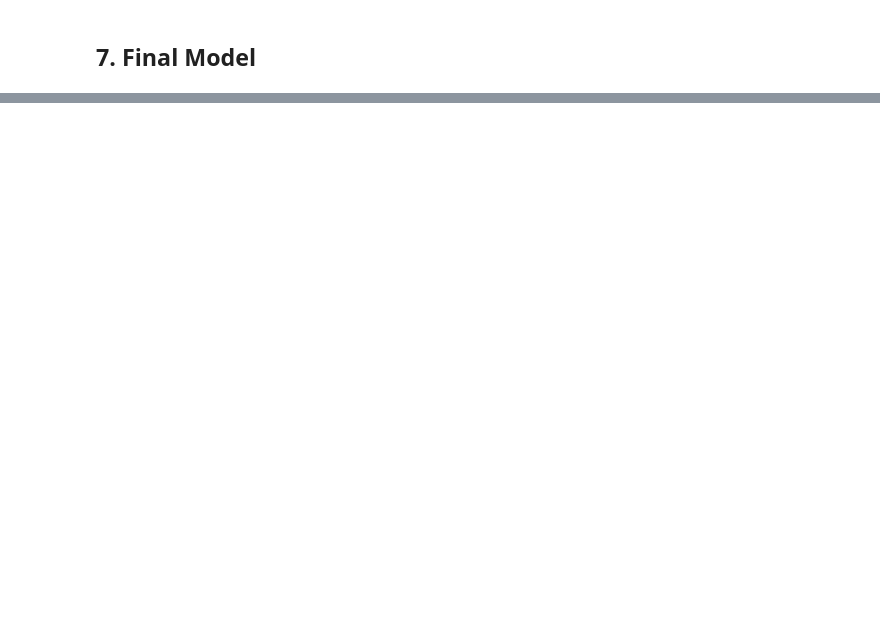
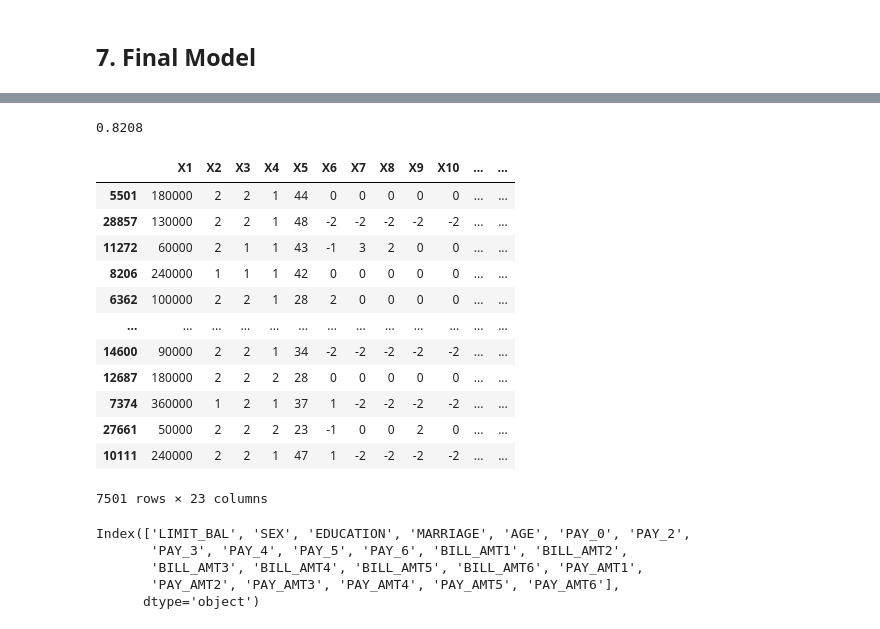
Before and after one commit to JakeAsh22/nyc-dc-ds-020121, a Jupyter notebook: Phase_3/bake_off/classification-bakeoff-template.ipynb, the cells around one changed output, grey strips where cells are left out. Cells and saved outputs as stored; diff of their text form; code cells hidden in the pictures; blank space fills up the shorter version.

```diff
--- a/Phase_3/bake_off/classification-bakeoff-template.ipynb
+++ b/Phase_3/bake_off/classification-bakeoff-template.ipynb
@@ -194,0 +731,22 @@ KNN, Logistic Regression, Decision Tree
+# %%
+best_model.score(X_test,y_test)
+# %% [output]
+0.8208
+# %%
+holdout = pd.read_csv('holdout_data.csv' , index_col=0)
+# %%
+holdout
+# %% [output]
+|  | X1 | X2 | X3 | X4 | X5 | X6 | X7 | X8 | X9 | X10 | ... | ... |
+| 5501 | 180000 | 2 | 2 | 1 | 44 | 0 | 0 | 0 | 0 | 0 | ... | ... |
+| 28857 | 130000 | 2 | 2 | 1 | 48 | -2 | -2 | -2 | -2 | -2 | ... | ... |
+| 11272 | 60000 | 2 | 1 | 1 | 43 | -1 | 3 | 2 | 0 | 0 | ... | ... |
+| 8206 | 240000 | 1 | 1 | 1 | 42 | 0 | 0 | 0 | 0 | 0 | ... | ... |
+| 6362 | 100000 | 2 | 2 | 1 | 28 | 2 | 0 | 0 | 0 | 0 | ... | ... |
+| ... | ... | ... | ... | ... | ... | ... | ... | ... | ... | ... | ... | ... |
+| 14600 | 90000 | 2 | 2 | 1 | 34 | -2 | -2 | -2 | -2 | -2 | ... | ... |
+| 12687 | 180000 | 2 | 2 | 2 | 28 | 0 | 0 | 0 | 0 | 0 | ... | ... |
+| 7374 | 360000 | 1 | 2 | 1 | 37 | 1 | -2 | -2 | -2 | -2 | ... | ... |
+| 27661 | 50000 | 2 | 2 | 2 | 23 | -1 | 0 | 0 | 2 | 0 | ... | ... |
+| 10111 | 240000 | 2 | 2 | 1 | 47 | 1 | -2 | -2 | -2 | -2 | ... | ... |
+7501 rows × 23 columns
@@ -194,0 +758,8 @@ KNN, Logistic Regression, Decision Tree
+# %%
+holdout.columns
+# %% [output]
+Index(['LIMIT_BAL', 'SEX', 'EDUCATION', 'MARRIAGE', 'AGE', 'PAY_0', 'PAY_2',
+       'PAY_3', 'PAY_4', 'PAY_5', 'PAY_6', 'BILL_AMT1', 'BILL_AMT2',
+       'BILL_AMT3', 'BILL_AMT4', 'BILL_AMT5', 'BILL_AMT6', 'PAY_AMT1',
+       'PAY_AMT2', 'PAY_AMT3', 'PAY_AMT4', 'PAY_AMT5', 'PAY_AMT6'],
+      dtype='object')
```
Also changed, not shown: parts of 81 cells of this notebook, 2 other files.
